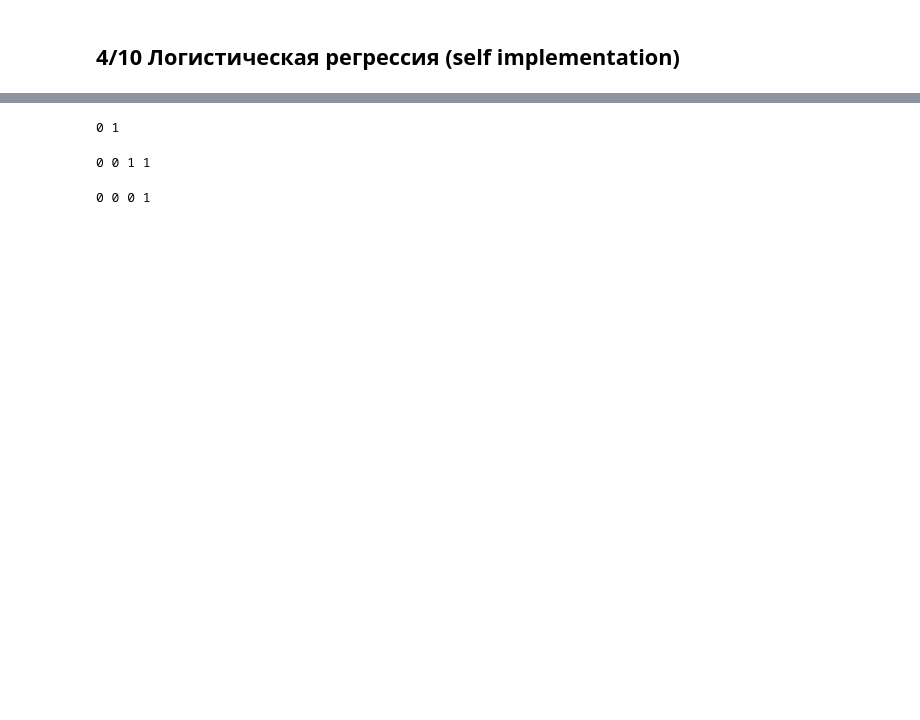
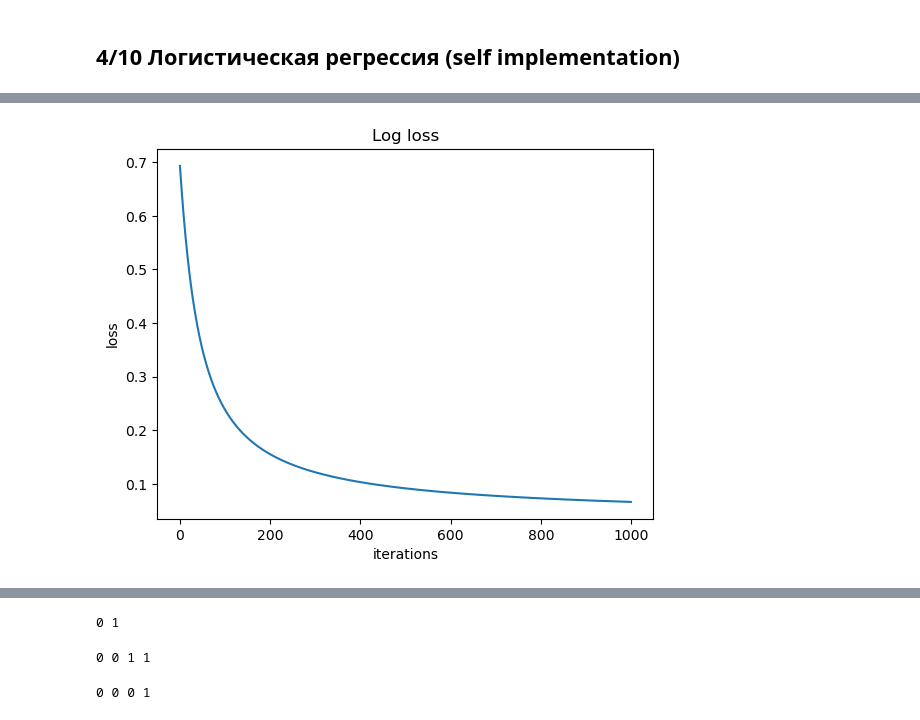
Before and after one commit to iTonyJah/DataScience, a Jupyter notebook: Edu/classical_ml/classical_ml_test.ipynb, the cells around one changed output, grey strips where cells are left out. Drawn from its saved outputs; the diff is of its cells as text; code cells hidden in the pictures; blank space fills up the shorter version.

```diff
--- a/Edu/classical_ml/classical_ml_test.ipynb
+++ b/Edu/classical_ml/classical_ml_test.ipynb
@@ -1385,0 +1426,9 @@ def predict(w, b, X, p=0.5):
+# %%
+plt.title('Log loss')
+plt.xlabel('iterations')
+plt.ylabel('loss')
+plt.plot(range(len(losses)), losses)
+
+plt.show()
+# %% [output]
+[figure, added]
```
Also changed, not shown: parts of 20 cells of this notebook.
